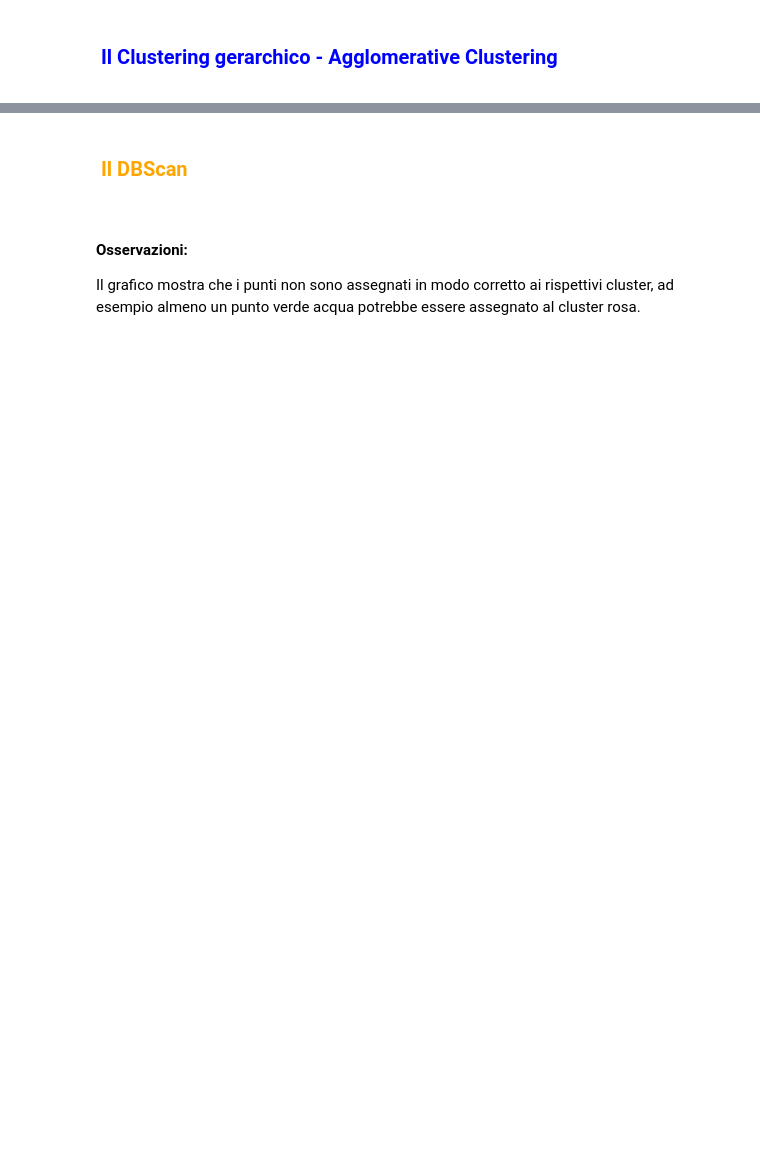
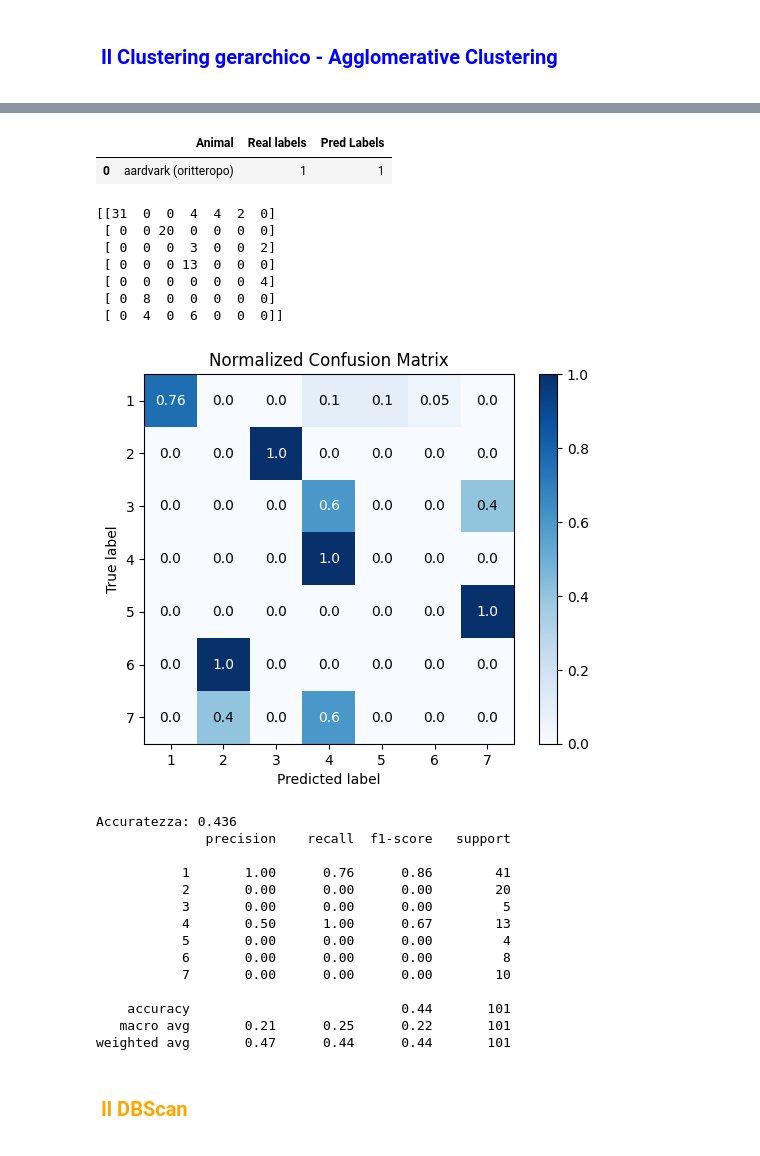
Before and after one commit to Laura1385/projectzoo, a Jupyter notebook: Maincode.ipynb, the cells around one changed output, grey strips where cells are left out. Saved outputs shown, nothing was run; the diff lists cells and outputs as text; code cells hidden in the pictures; blank space fills up the shorter version.

```diff
--- a/Maincode.ipynb
+++ b/Maincode.ipynb
@@ -732,0 +819,14 @@ Ac_results = df_cl
+# %%
+df_real = df_new.iloc[:, [0, -1]]
+df_real = df_real.rename(columns={'animal_name (nome_animale)': 'Animal', 'class_type (tipo_classe)': 'Real labels'})
+#df_real.head(1)
+
+df_pred = df_cl.copy()
+df_pred['Pred Labels'] = df_pred['Pred Labels'].astype('int64')
+#df_pred.head(1)
+
+merged_df = pd.merge(df_real, df_pred, on='Animal')
+merged_df.head(1)
+# %% [output]
+|  | Animal | Real labels | Pred Labels |
+| 0 | aardvark (oritteropo) | 1 | 1 |
@@ -733,3 +835,48 @@ Ac_results = df_cl
+# %%
+# ottieni le etichette reali e predette
+true_labels = merged_df['Real labels']
+pred_labels = merged_df['Pred Labels']
+# ottieni la confusion matrix
+from sklearn.metrics import confusion_matrix
+
+cm = confusion_matrix(true_labels, pred_labels)
+print(cm)
+#pip install scikit-plot
+import scikitplot as skplt
+
+# visualizza la confusion matrix
+skplt.metrics.plot_confusion_matrix(true_labels, pred_labels, normalize=True)
+plt.show()
+
+from sklearn.metrics import accuracy_score, classification_report
+acc = accuracy_score(true_labels, pred_labels)
+print("Accuratezza: {:.3f}".format(acc))
+
+report=classification_report(true_labels, pred_labels)
+print(report)
+# %% [output]
+[[31  0  0  4  4  2  0]
+ [ 0  0 20  0  0  0  0]
+ [ 0  0  0  3  0  0  2]
+ [ 0  0  0 13  0  0  0]
+ [ 0  0  0  0  0  0  4]
+ [ 0  8  0  0  0  0  0]
+ [ 0  4  0  6  0  0  0]]
+[figure, added]
+Accuratezza: 0.436
+              precision    recall  f1-score   support
+
+           1       1.00      0.76      0.86        41
+           2       0.00      0.00      0.00        20
+           3       0.00      0.00      0.00         5
+           4       0.50      1.00      0.67        13
+           5       0.00      0.00      0.00         4
+           6       0.00      0.00      0.00         8
+           7       0.00      0.00      0.00        10
+
+    accuracy                           0.44       101
+   macro avg       0.21      0.25      0.22       101
+weighted avg       0.47      0.44      0.44       101
 # %% [markdown]
 <div class="alert alert-info" style= "background-color:white; color:orange; padding:0px 5px; border-radius:15px">
     <h2 style='margin:10px 5px; font-size:20px;'> Il DBScan </h2>
@@ -749,3 +883,0 @@ plt.show()
-# %% [markdown]
-#### Osservazioni:
-Il grafico mostra che i punti non sono assegnati in modo corretto ai rispettivi cluster, ad esempio almeno un punto verde acqua potrebbe essere assegnato al cluster rosa.
```
Also changed, not shown: parts of 130 cells of this notebook, 8 other files.
